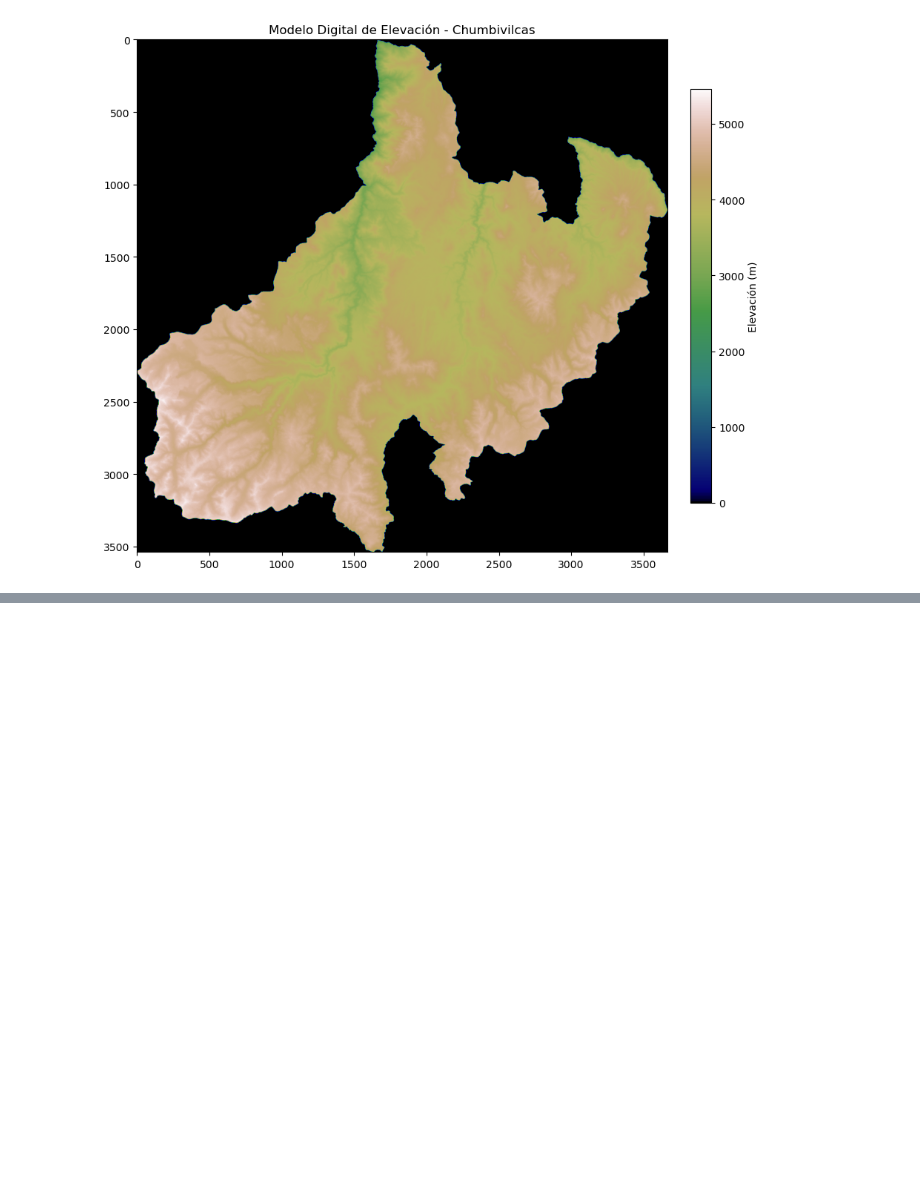
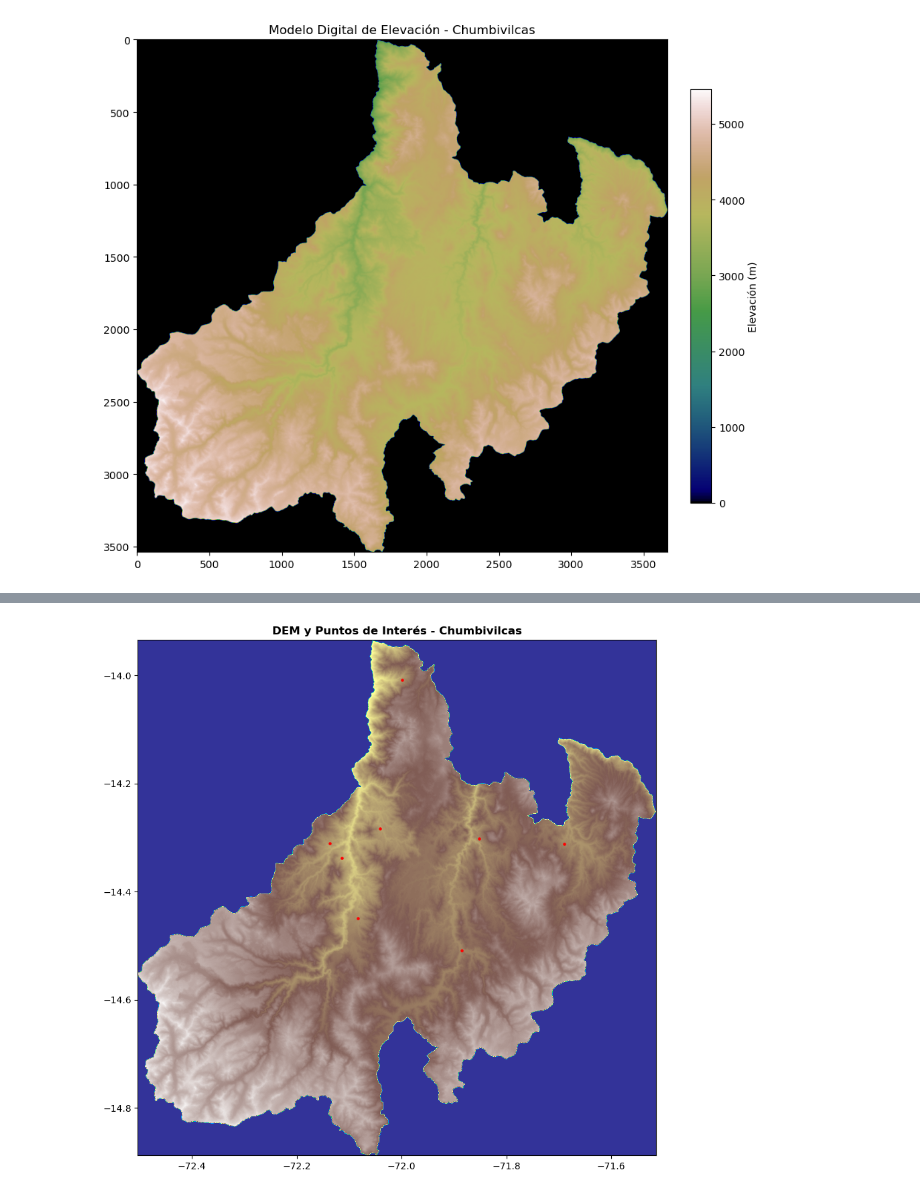
Before and after one commit to mario199745/Rutas_optimas, a Jupyter notebook: script/route_optimal.ipynb, the cells around one changed output, grey strips where cells are left out. Drawn from its saved outputs; the diff is of its cells as text; code cells hidden in the pictures; blank space fills up the shorter version.

```diff
--- a/script/route_optimal.ipynb
+++ b/script/route_optimal.ipynb
@@ -127,0 +69,19 @@ plt.show()
+# %%
+import geopandas as gpd
+
+# Cargar el shapefile de puntos de interés
+puntos_path = 'E:/CAPAS/Cap_Distrito/Cap_Distrito.shp'
+puntos = gpd.read_file(puntos_path)
+
+# Cargar el shapefile de la provincia de Chumbivilcas
+provincia_path = 'E:/CAPAS/limite provincias/PROVINCIAS.shp'
+provincias = gpd.read_file(provincia_path)
+
+# Filtrar la provincia de Chumbivilcas
+chumbivilcas = provincias[provincias['PROVINCIA'] == 'CHUMBIVILCAS']
+
+# Realizar la selección espacial - encontrar puntos dentro de Chumbivilcas
+puntos_chumbivilcas = gpd.sjoin(puntos, chumbivilcas, how="inner", op='intersects')
+
+# puntos_chumbivilcas ahora contiene solo los puntos que están dentro de la provincia de Chumbivilcas
+print(puntos_chumbivilcas)
@@ -127,0 +106,28 @@ plt.show()
+# %%
+import geopandas as gpd
+import rasterio
+import rasterio.plot
+import matplotlib.pyplot as plt
+
+# Ruta al archivo DEM
+dem_path = 'E:\\Talleres\\Rutas_optimas\\Insumos\\DEM_Chumbivilcas.tif'
+
+# Cargar el DEM con Rasterio
+with rasterio.open(dem_path) as src:
+    dem = src.read(1)  # Lee la primera banda
+    affine = src.transform
+
+# Suponiendo que `puntos_chumbivilcas` es tu GeoDataFrame de puntos seleccionados
+# Si no lo tienes cargado en este momento, cárgalo aquí con gpd.read_file()
+
+# Visualizar el DEM
+fig, ax = plt.subplots(figsize=(10, 10))
+rasterio.plot.show(dem, ax=ax, transform=affine, cmap='terrain', title='DEM y Puntos de Interés - Chumbivilcas')
+
+# Visualizar los puntos sobre el DEM
+# Asegúrate de que los puntos están en las mismas coordenadas que el DEM
+puntos_chumbivilcas.plot(ax=ax, marker='o', color='red', markersize=5)
+
+plt.show()
+# %% [output]
+[figure, added]
```
Also changed, not shown: parts of 10 cells of this notebook, 6 other files.
